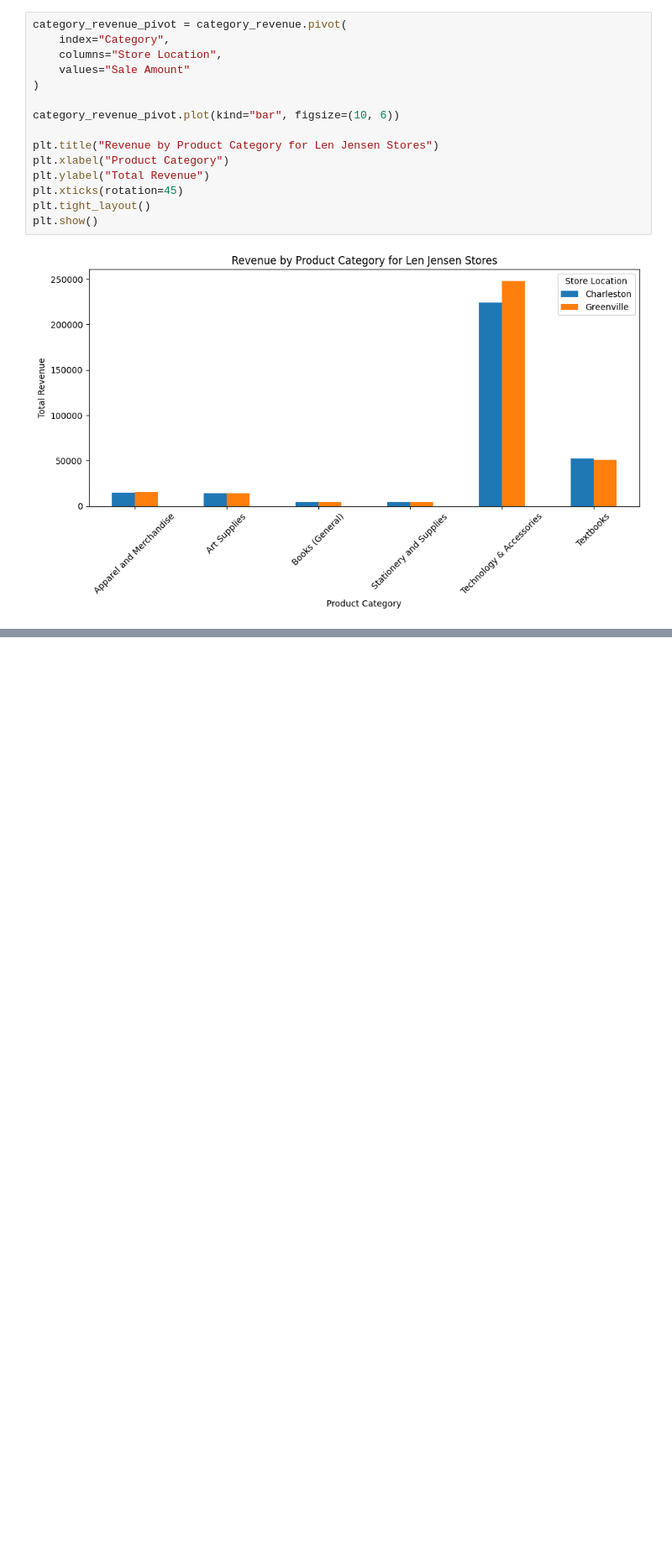
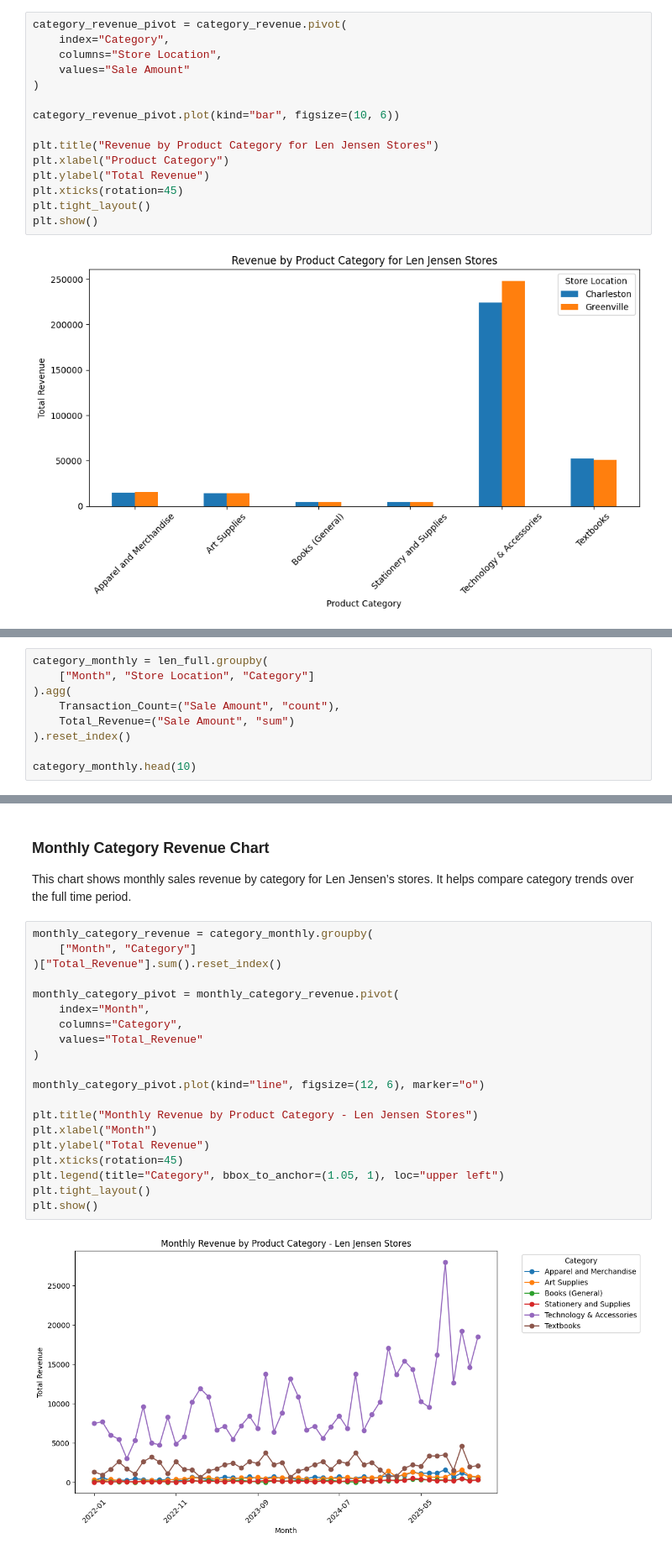
Before and after one commit to kidusaklog/Data_analytics, a Jupyter notebook: Capstone-02/tesema_sales_analysis.ipynb, the cells around one changed output, grey strips where cells are left out. Shown at 84% size. Saved outputs shown, nothing was run; the diff lists cells and outputs as text; blank space fills up the shorter version.

```diff
--- a/Capstone-02/tesema_sales_analysis.ipynb
+++ b/Capstone-02/tesema_sales_analysis.ipynb
@@ -283,0 +288,9 @@ plt.show()
+# %%
+category_monthly = len_full.groupby(
+    ["Month", "Store Location", "Category"]
+).agg(
+    Transaction_Count=("Sale Amount", "count"),
+    Total_Revenue=("Sale Amount", "sum")
+).reset_index()
+
+category_monthly.head(10)
@@ -284 +309,27 @@ plt.show()
+# %% [markdown]
+### Monthly Category Revenue Chart
+
+This chart shows monthly sales revenue by category for Len Jensen’s stores. It helps compare category trends over the full time period.
+# %%
+monthly_category_revenue = category_monthly.groupby(
+    ["Month", "Category"]
+)["Total_Revenue"].sum().reset_index()
+
+monthly_category_pivot = monthly_category_revenue.pivot(
+    index="Month",
+    columns="Category",
+    values="Total_Revenue"
+)
+
+monthly_category_pivot.plot(kind="line", figsize=(12, 6), marker="o")
+
+plt.title("Monthly Revenue by Product Category - Len Jensen Stores")
+plt.xlabel("Month")
+plt.ylabel("Total Revenue")
+plt.xticks(rotation=45)
+plt.legend(title="Category", bbox_to_anchor=(1.05, 1), loc="upper left")
+plt.tight_layout()
+plt.show()
+# %% [output]
+[figure, added]
 # %% [markdown]
```
Also changed, not shown: parts of 5 cells of this notebook.
